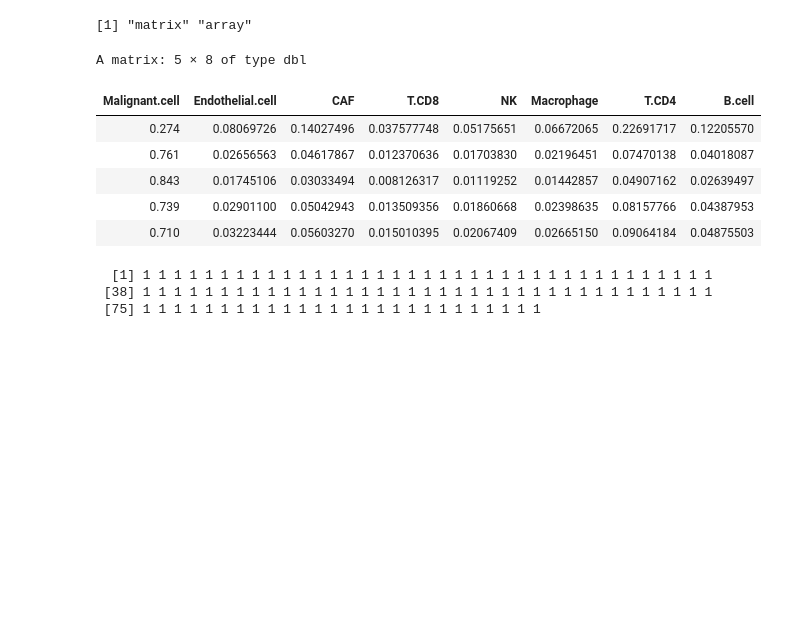
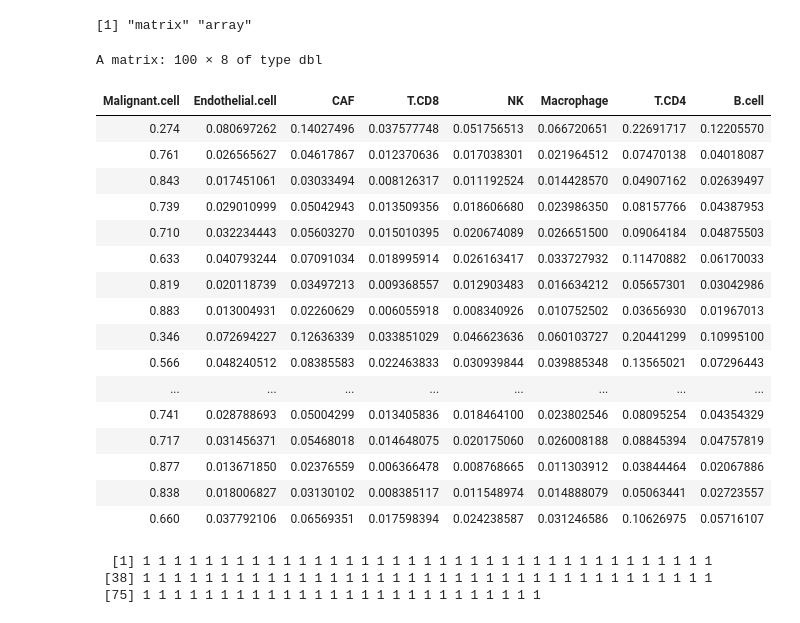
Before and after one commit to davidliu-lab/deconv, a Jupyter notebook: Load sim2_sd.RData in R.ipynb, the cells around one changed output. Cells and saved outputs as stored; diff of their text form; code cells hidden in the pictures; blank space fills up the shorter version.

```diff
--- a/Load sim2_sd.RData in R.ipynb
+++ b/Load sim2_sd.RData in R.ipynb
@@ -36,12 +36,23 @@ class(sim_2sd$ctp)
 # %% [output]
 [1] "matrix" "array"
 # %%
-sim_2sd$ctp[1:5,]
+sim_2sd$ctp
 # %% [output]
-A matrix: 5 × 8 of type dbl
+A matrix: 100 × 8 of type dbl
 | Malignant.cell | Endothelial.cell | CAF | T.CD8 | NK | Macrophage | T.CD4 | B.cell |
-| 0.274 | 0.08069726 | 0.14027496 | 0.037577748 | 0.05175651 | 0.06672065 | 0.22691717 | 0.12205570 |
-| 0.761 | 0.02656563 | 0.04617867 | 0.012370636 | 0.01703830 | 0.02196451 | 0.07470138 | 0.04018087 |
-| 0.843 | 0.01745106 | 0.03033494 | 0.008126317 | 0.01119252 | 0.01442857 | 0.04907162 | 0.02639497 |
-| 0.739 | 0.02901100 | 0.05042943 | 0.013509356 | 0.01860668 | 0.02398635 | 0.08157766 | 0.04387953 |
-| 0.710 | 0.03223444 | 0.05603270 | 0.015010395 | 0.02067409 | 0.02665150 | 0.09064184 | 0.04875503 |
+| 0.274 | 0.080697262 | 0.14027496 | 0.037577748 | 0.051756513 | 0.066720651 | 0.22691717 | 0.12205570 |
+| 0.761 | 0.026565627 | 0.04617867 | 0.012370636 | 0.017038301 | 0.021964512 | 0.07470138 | 0.04018087 |
+| 0.843 | 0.017451061 | 0.03033494 | 0.008126317 | 0.011192524 | 0.014428570 | 0.04907162 | 0.02639497 |
+| 0.739 | 0.029010999 | 0.05042943 | 0.013509356 | 0.018606680 | 0.023986350 | 0.08157766 | 0.04387953 |
+| 0.710 | 0.032234443 | 0.05603270 | 0.015010395 | 0.020674089 | 0.026651500 | 0.09064184 | 0.04875503 |
+| 0.633 | 0.040793244 | 0.07091034 | 0.018995914 | 0.026163417 | 0.033727932 | 0.11470882 | 0.06170033 |
+| 0.819 | 0.020118739 | 0.03497213 | 0.009368557 | 0.012903483 | 0.016634212 | 0.05657301 | 0.03042986 |
+| 0.883 | 0.013004931 | 0.02260629 | 0.006055918 | 0.008340926 | 0.010752502 | 0.03656930 | 0.01967013 |
+| 0.346 | 0.072694227 | 0.12636339 | 0.033851029 | 0.046623636 | 0.060103727 | 0.20441299 | 0.10995100 |
+| 0.566 | 0.048240512 | 0.08385583 | 0.022463833 | 0.030939844 | 0.039885348 | 0.13565021 | 0.07296443 |
+| ... | ... | ... | ... | ... | ... | ... | ... |
+| 0.741 | 0.028788693 | 0.05004299 | 0.013405836 | 0.018464100 | 0.023802546 | 0.08095254 | 0.04354329 |
+| 0.717 | 0.031456371 | 0.05468018 | 0.014648075 | 0.020175060 | 0.026008188 | 0.08845394 | 0.04757819 |
+| 0.877 | 0.013671850 | 0.02376559 | 0.006366478 | 0.008768665 | 0.011303912 | 0.03844464 | 0.02067886 |
+| 0.838 | 0.018006827 | 0.03130102 | 0.008385117 | 0.011548974 | 0.014888079 | 0.05063441 | 0.02723557 |
+| 0.660 | 0.037792106 | 0.06569351 | 0.017598394 | 0.024238587 | 0.031246586 | 0.10626975 | 0.05716107 |
```
Also changed, not shown: parts of 1 cell of this notebook, 2 other files.
